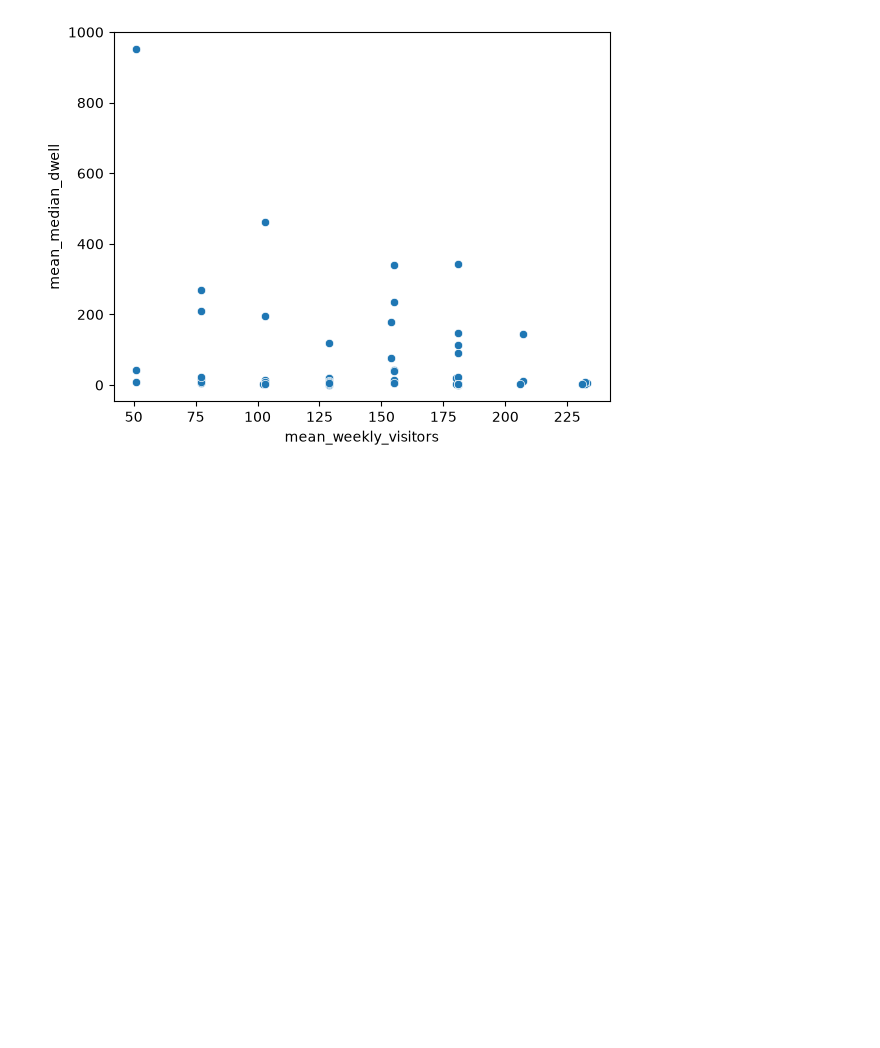
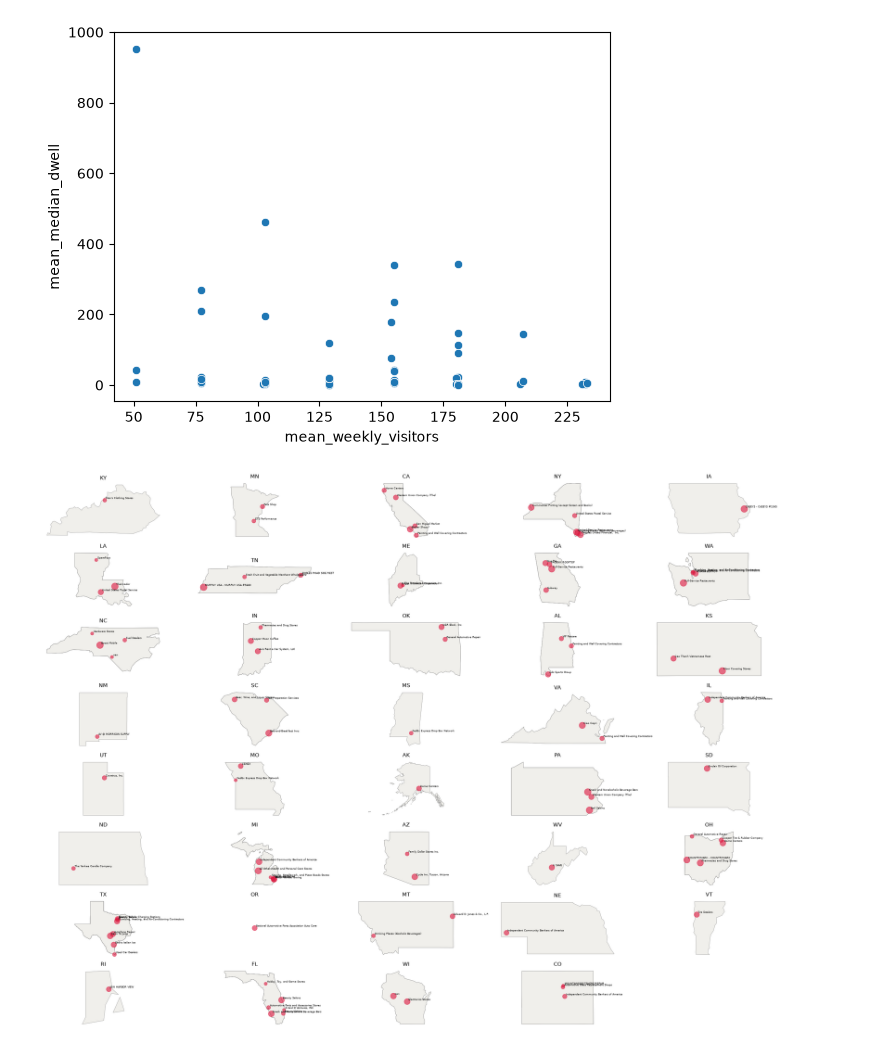
Before and after one commit to marcus-friis/weekly-patterns-plus-exploration, a Jupyter notebook: notebooks/eda.ipynb, the cells around one changed output. Saved outputs shown, nothing was run; the diff lists cells and outputs as text; code cells hidden in the pictures; blank space fills up the shorter version.

Commit message:
map plots

```diff
--- a/notebooks/eda.ipynb
+++ b/notebooks/eda.ipynb
@@ -30,6 +34,13 @@ shape: (5, 38)
 | "SpareFoot" | {'<5': 51, '5-20': 0, '21-60': 0,... | "West Monroe" | 2038-01-01 | 2017-01-08 00:00:00 | 2017-01-02 00:00:00 | "{"ios":52}" | ... |
 | "Hobby, Toy, and Game Stores" | {'<5': 51, '5-20': 0, '21-60': 0,... | "Gainesville" | 2038-01-01 | 2017-01-08 00:00:00 | 2017-01-02 00:00:00 | "{"android":26,"ios":26}" | ... |
 | "Beauty Salons" | {'<5': 77, '5-20': 0, '21-60': 0,... | "Parkland" | 2038-01-01 | 2017-01-08 00:00:00 | 2017-01-02 00:00:00 | "{"ios":78}" | ... |
+# %%
+states = gpd.read_file(US_PATH)
+points = gpd.GeoDataFrame(
+    df.to_pandas(),
+    geometry=[Point(xy) for xy in zip(df["longitude"], df["latitude"])],
+    crs="EPSG:4326",
+)
 # %%
 dimensions = ["city", "region", "iso_country_code"]
 n = len(dimensions)
@@ -51,3 +62,25 @@ sns.scatterplot(data=agg, x="mean_weekly_visitors", y="mean_median_dwell")
 # %% [output]
 <Axes: xlabel='mean_weekly_visitors', ylabel='mean_median_dwell'>
 [figure]
+# %%
+regions = df["region"].unique()
+n = len(regions)
+num_cols = 5
+num_rows = -(-n // num_cols)  # ceil division
+states_joined = states.sjoin(points)
+
+fig, axes = plt.subplots(num_rows, num_cols, figsize=(24, 18))
+axes_flat = axes.flatten()
+
+for ax, region in itertools.zip_longest(axes_flat, regions):
+    if region is None:
+        ax.axis("off")  # hide unused subplot
+        continue
+    points_filtered = points.loc[points["region"] == region]
+    states_filtered = states_joined.loc[states_joined["region"] == region]
+    ax.set_title(region)
+    plot.plot_poi_locations(points_filtered, states_filtered, ax=ax)
+
+fig.tight_layout()
+# %% [output]
+[figure, added]
```
Also changed, not shown: parts of 2 cells of this notebook, 1 other file.
